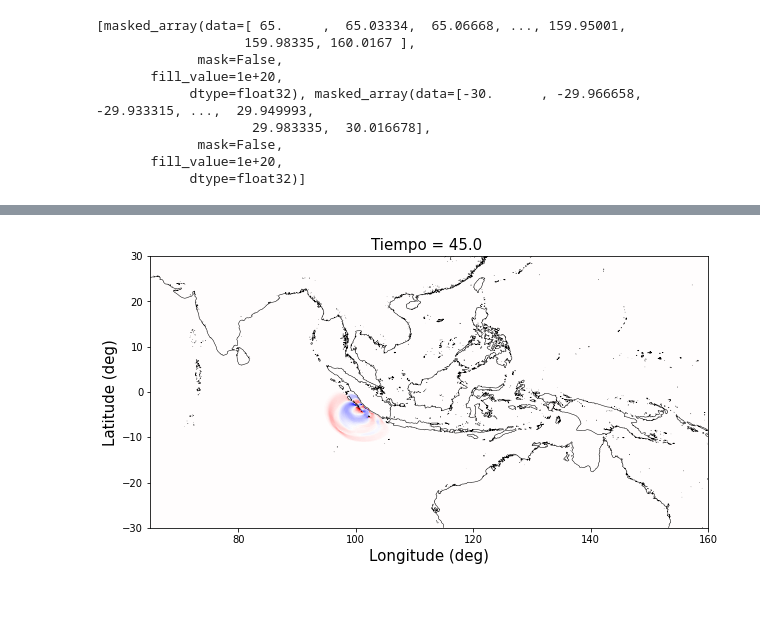
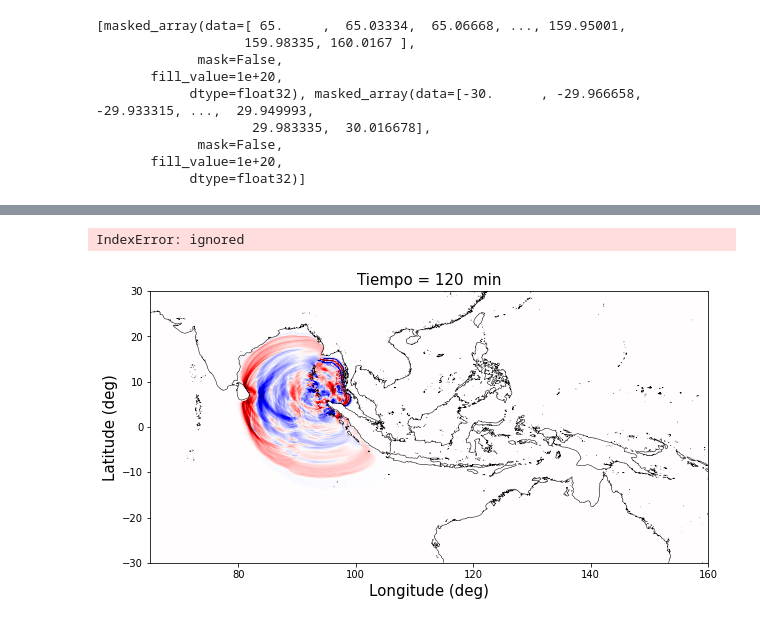
Before and after one commit to mqquiroz/easywave, a Jupyter notebook: Easywave_Model.ipynb, the cells around one changed output, grey strips where cells are left out. Drawn from its saved outputs; the diff is of its cells as text; code cells hidden in the pictures.

```diff
--- a/Easywave_Model.ipynb
+++ b/Easywave_Model.ipynb
@@ -298,7 +307,7 @@ def animate(t):
   quad.set_array(eta.ravel())
   return quad, time_text
 
-anim = animation.FuncAnimation(fig1, animate, frames= 10, interval=200, blit=True)
+anim = animation.FuncAnimation(fig1, animate, frames= 30, interval=200, blit=True)
 
 HTML(anim.to_jshtml())
 # %% [output]
@@ -306 +314,2 @@ HTML(anim.to_jshtml())
+IndexError: ignored
-[figure, old version]
+[figure, new version]
```
Also changed, not shown: parts of 7 cells of this notebook.
